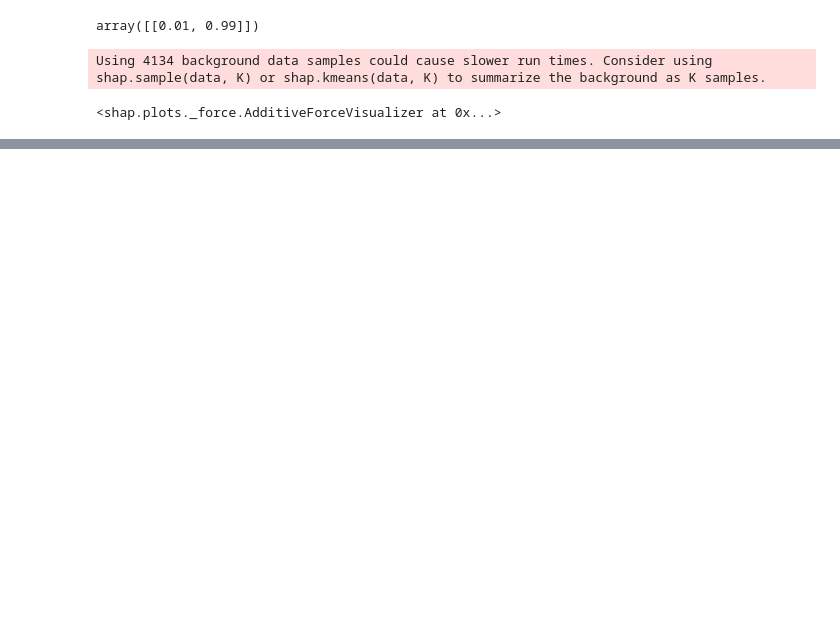
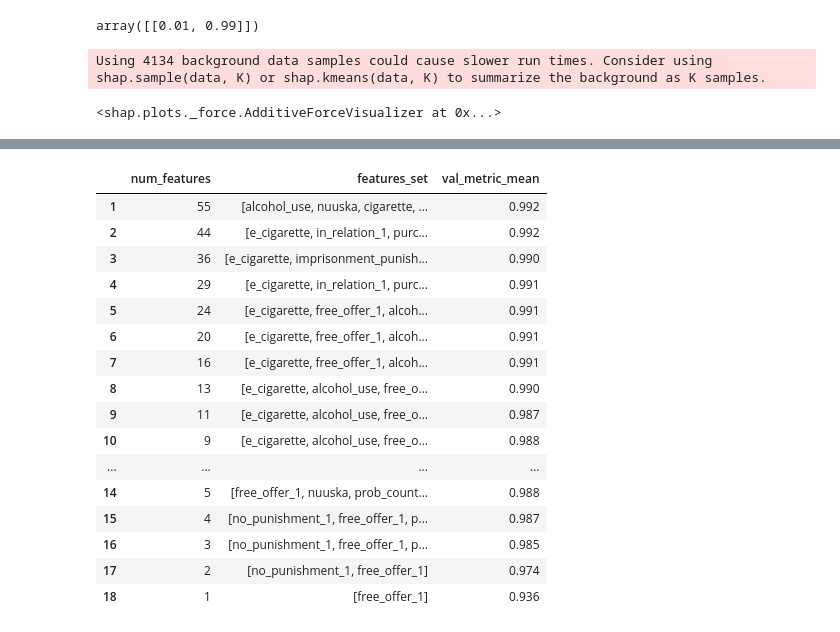
Before and after one commit to ali-unlu/predicting-drug-use, a Jupyter notebook: Feature Selection with SHAP.ipynb, the cells around one changed output, grey strips where cells are left out. Drawn from its saved outputs; the diff is of its cells as text; code cells hidden in the pictures; blank space fills up the shorter version.

```diff
--- a/Feature Selection with SHAP.ipynb
+++ b/Feature Selection with SHAP.ipynb
@@ -231,0 +261,21 @@ Using 4134 background data samples could cause slower run times. Consider using
+# %%
+#First 5 rows of first 5 columns
+report[['num_features', 'features_set', 'val_metric_mean']]
+# %% [output]
+|  | num_features | features_set | val_metric_mean |
+| 1 | 55 | [alcohol_use, nuuska, cigarette, ... | 0.992 |
+| 2 | 44 | [e_cigarette, in_relation_1, purc... | 0.992 |
+| 3 | 36 | [e_cigarette, imprisonment_punish... | 0.990 |
+| 4 | 29 | [e_cigarette, in_relation_1, purc... | 0.991 |
+| 5 | 24 | [e_cigarette, free_offer_1, alcoh... | 0.991 |
+| 6 | 20 | [e_cigarette, free_offer_1, alcoh... | 0.991 |
+| 7 | 16 | [e_cigarette, free_offer_1, alcoh... | 0.991 |
+| 8 | 13 | [e_cigarette, alcohol_use, free_o... | 0.990 |
+| 9 | 11 | [e_cigarette, alcohol_use, free_o... | 0.987 |
+| 10 | 9 | [e_cigarette, alcohol_use, free_o... | 0.988 |
+| ... | ... | ... | ... |
+| 14 | 5 | [free_offer_1, nuuska, prob_count... | 0.988 |
+| 15 | 4 | [no_punishment_1, free_offer_1, p... | 0.987 |
+| 16 | 3 | [no_punishment_1, free_offer_1, p... | 0.985 |
+| 17 | 2 | [no_punishment_1, free_offer_1] | 0.974 |
+| 18 | 1 | [free_offer_1] | 0.936 |
```
Also changed, not shown: parts of 29 cells of this notebook, 1 other file.
